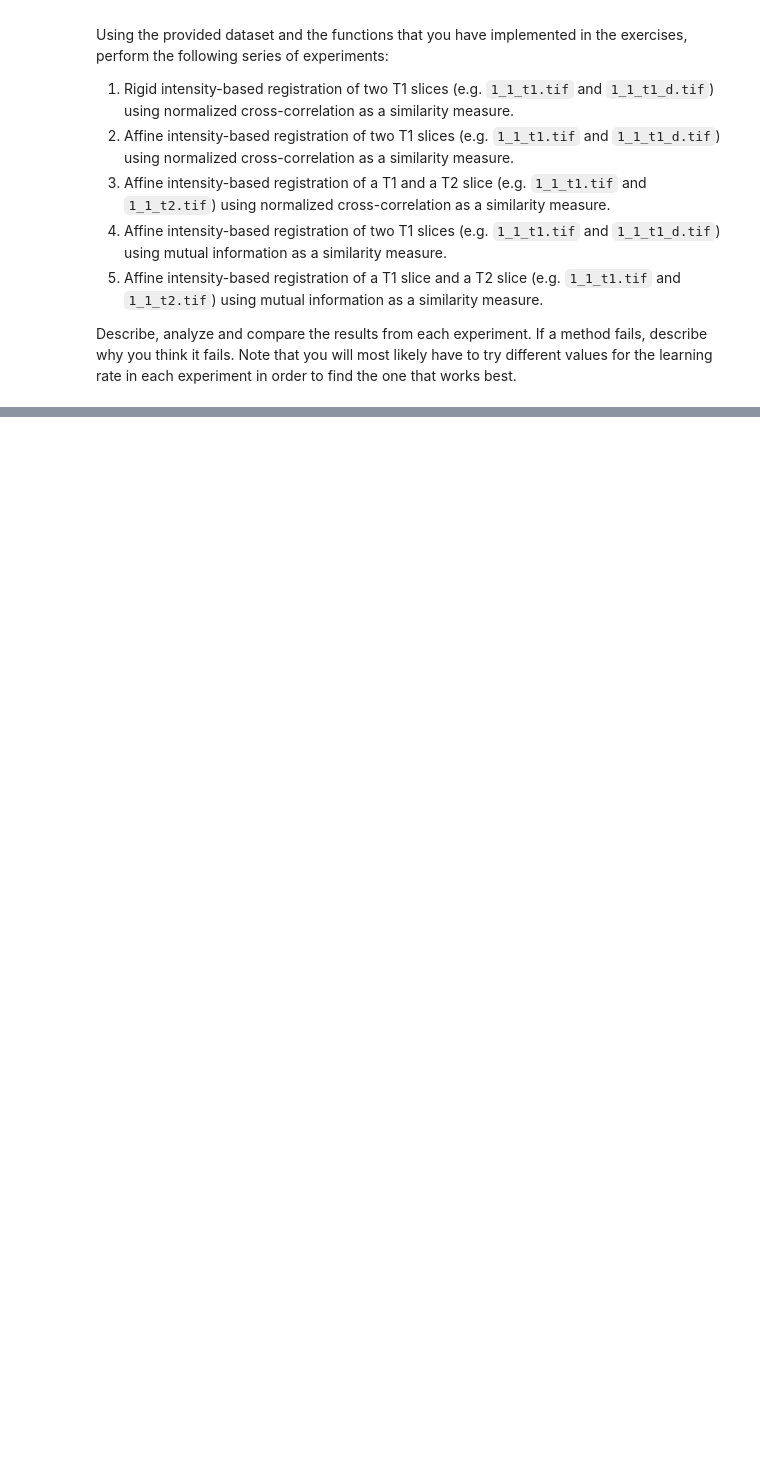
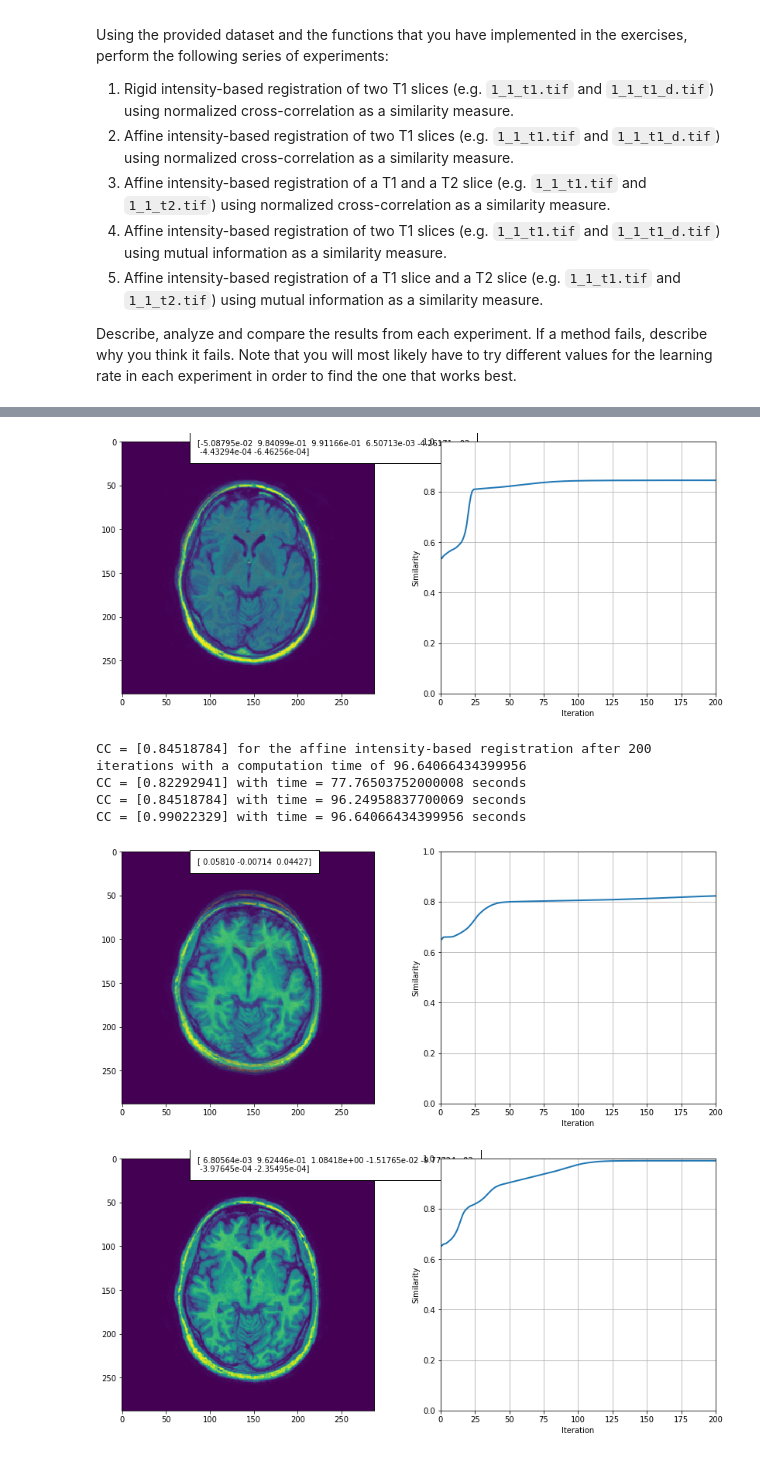
Before and after one commit to SPFRademakers/8dc00-mia, a Jupyter notebook: notebooks/registration_project.ipynb, the cells around one changed output, grey strips where cells are left out. Cells and saved outputs as stored; diff of their text form; code cells hidden in the pictures; blank space fills up the shorter version.

```diff
--- a/notebooks/registration_project.ipynb
+++ b/notebooks/registration_project.ipynb
@@ -205,0 +222,16 @@ ValueError: x and y must have same first dimension, but have shapes (200,) and (
+# %%
+CC1, time1 = project.intensity_based_registration(I, Im, Affine=False, MI=False)
+CC2, time2 = project.intensity_based_registration(I, Im, MI=False)
+CC3, time3 = project.intensity_based_registration(I, Im2, MI=False)
+
+print("CC = " + str(CC1) + " with time = " + str(time1) + " seconds")
+print("CC = " + str(CC3) + " with time = " + str(time2) + " seconds")
+print("CC = " + str(CC2) + " with time = " + str(time3) + " seconds") #somehow the CC of two different images is higher, which is very unlikely
+# %% [output]
+[figure, added]
+CC = [0.84518784] for the affine intensity-based registration after 200 iterations with a computation time of 96.64066434399956
+CC = [0.82292941] with time = 77.76503752000008 seconds
+CC = [0.84518784] with time = 96.24958837700069 seconds
+CC = [0.99022329] with time = 96.64066434399956 seconds
+[figure, added]
+[figure, added]
```
Also changed, not shown: parts of 2 cells of this notebook, 1 other file.
